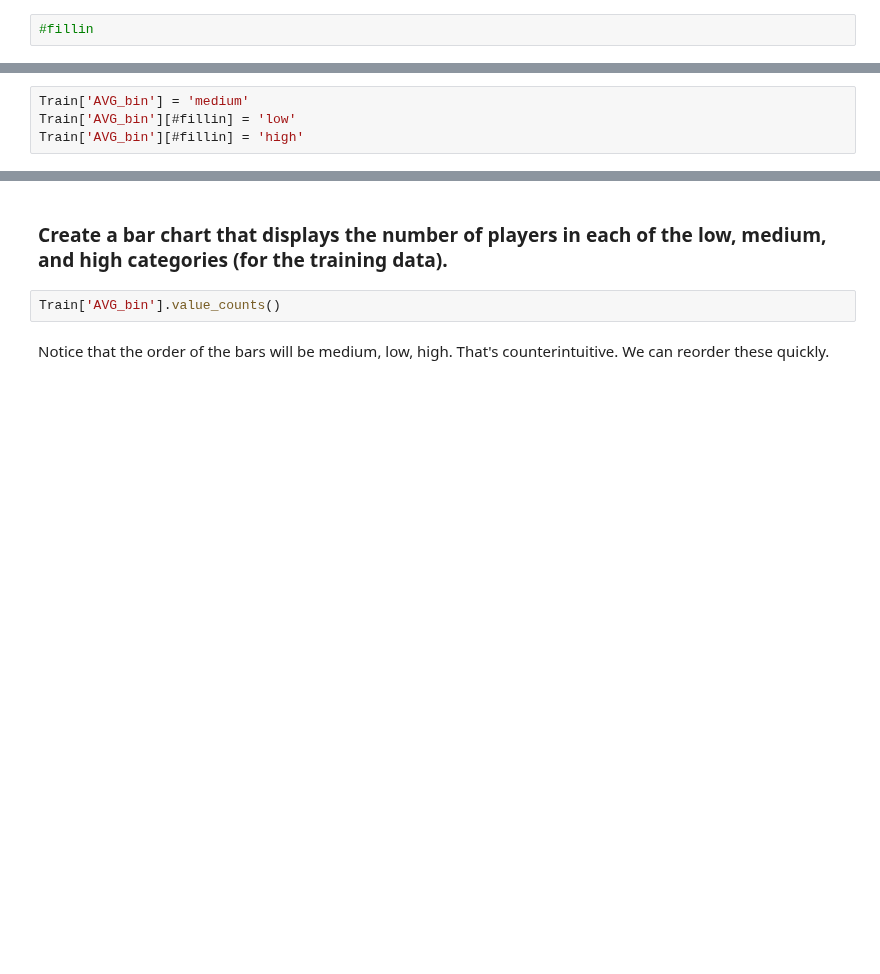
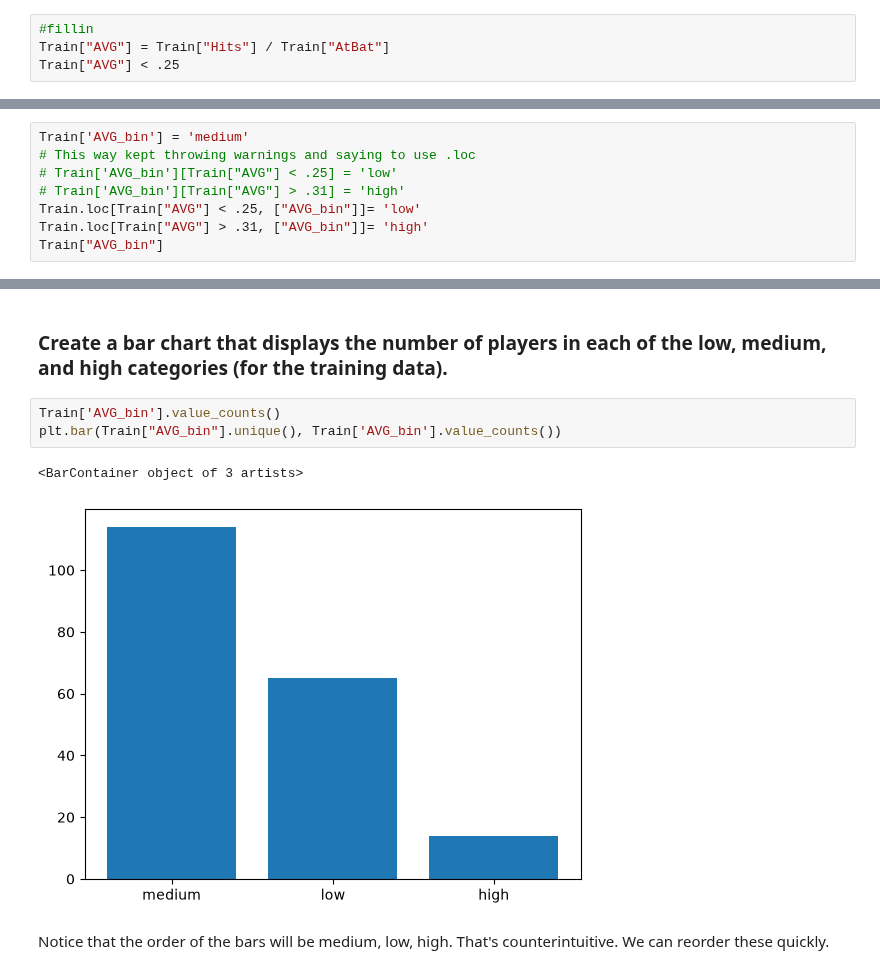
Before and after one commit to Zeke-Wess/CSE-2600-Code, a Jupyter notebook: mod03_eda.ipynb, the cells around one changed output, grey strips where cells are left out. Saved outputs shown, nothing was run; the diff lists cells and outputs as text; blank space fills up the shorter version.

```diff
--- a/mod03_eda.ipynb
+++ b/mod03_eda.ipynb
@@ -124,3 +216,5 @@ SyntaxError: invalid syntax (550300413.py, line 1)
 ### The previous two cells gave us totals across all players. For each player in the training set, calculate the Hits as a percent of AtBat and store it in a new variable called 'AVG'
 # %%
 #fillin
+Train["AVG"] = Train["Hits"] / Train["AtBat"]
+Train["AVG"] < .25
@@ -128,5 +235,9 @@ SyntaxError: invalid syntax (550300413.py, line 1)
 ### Using 0.25 and 0.31 as the split points, create a new variable with three bins: high, medium, and low.
 # %%
 Train['AVG_bin'] = 'medium'
-Train['AVG_bin'][#fillin] = 'low'
-Train['AVG_bin'][#fillin] = 'high'
+# This way kept throwing warnings and saying to use .loc
+# Train['AVG_bin'][Train["AVG"] < .25] = 'low'
+# Train['AVG_bin'][Train["AVG"] > .31] = 'high'
+Train.loc[Train["AVG"] < .25, ["AVG_bin"]]= 'low'
+Train.loc[Train["AVG"] > .31, ["AVG_bin"]]= 'high'
+Train["AVG_bin"]
@@ -134,6 +258,10 @@ Train['AVG_bin'][#fillin] = 'high'
 ### Create a bar chart that displays the number of players in each of the low, medium, and high categories (for the training data).
 # %%
 Train['AVG_bin'].value_counts()
+plt.bar(Train["AVG_bin"].unique(), Train['AVG_bin'].value_counts())
+# %% [output]
+<BarContainer object of 3 artists>
+[figure, added]
 # %% [markdown]
 Notice that the order of the bars will be medium, low, high. That's counterintuitive. We can reorder these quickly.
 # %%
```
Also changed, not shown: parts of 17 cells of this notebook.
